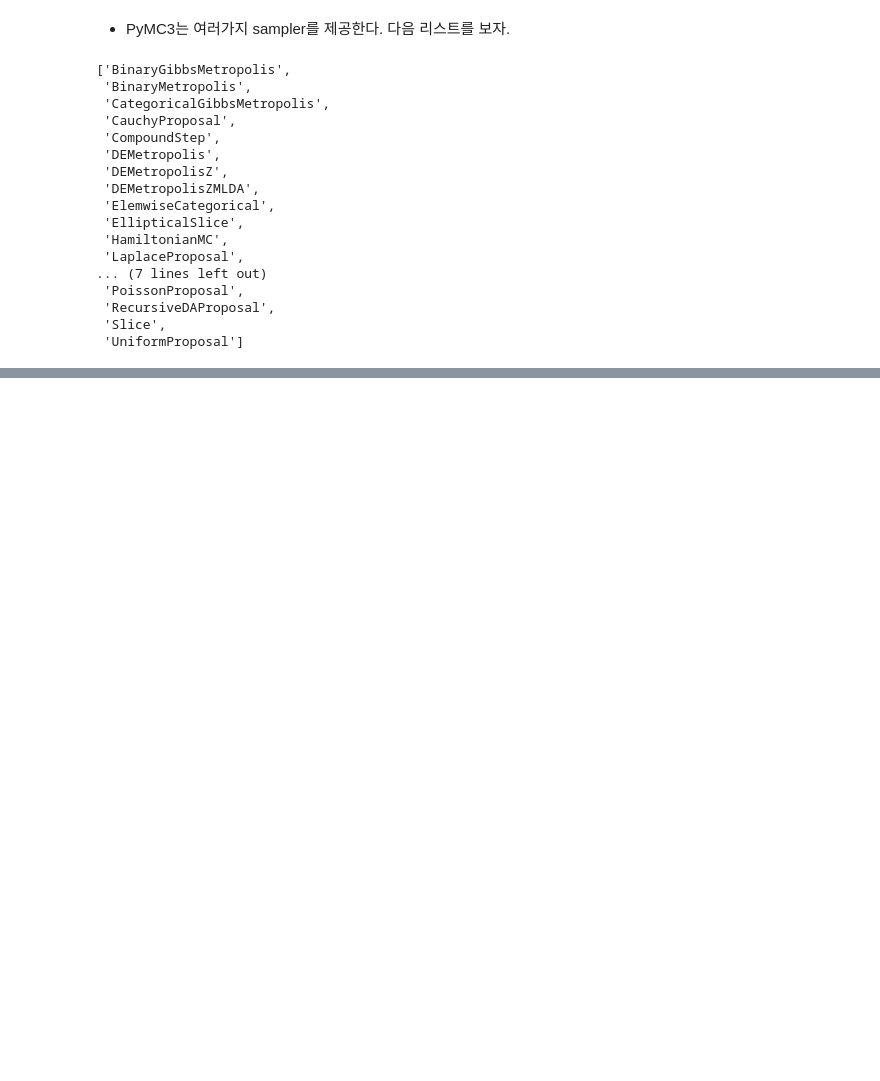
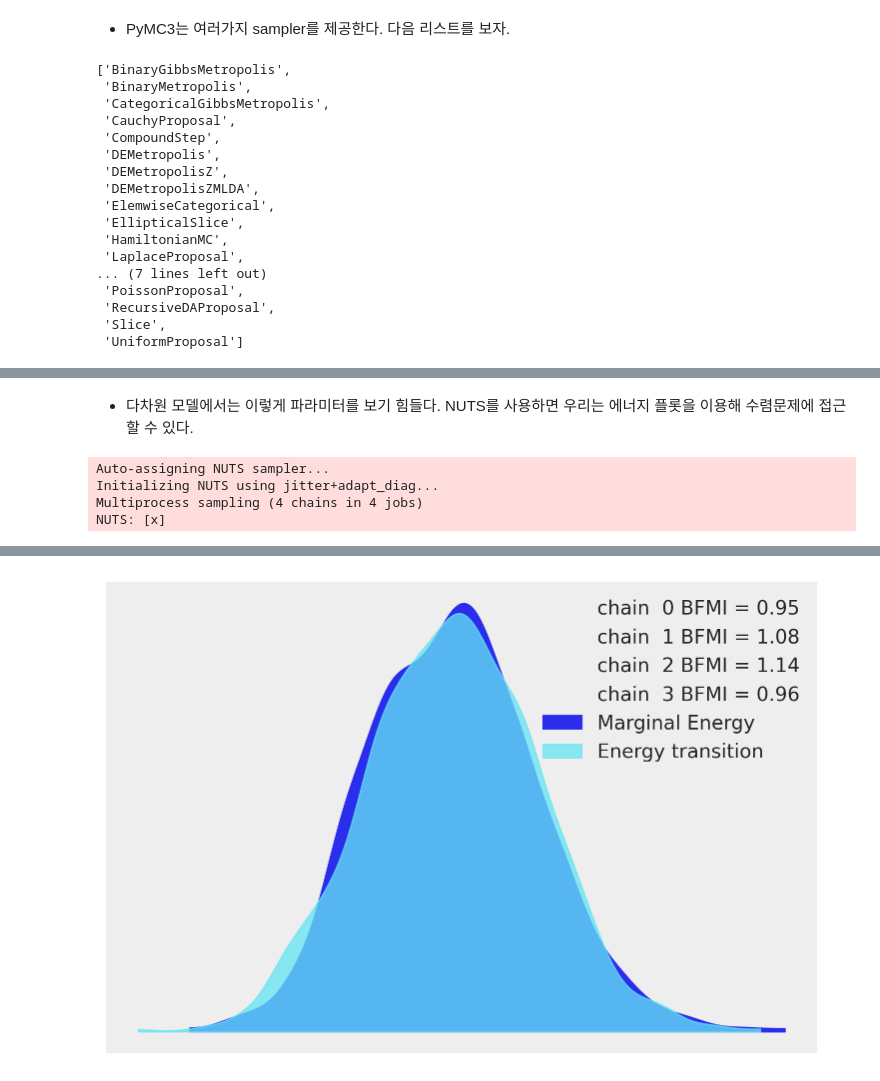
Before and after one commit to HyunsuLee/Bayes_programming_exercise, a Jupyter notebook: PyMC3tutorial/Quickstart.ipynb, the cells around one changed output, grey strips where cells are left out. Drawn from its saved outputs; the diff is of its cells as text; code cells hidden in the pictures; blank space fills up the shorter version.

```diff
--- a/PyMC3tutorial/Quickstart.ipynb
+++ b/PyMC3tutorial/Quickstart.ipynb
@@ -358,0 +418,13 @@ list(filter(lambda x: x[0].isupper(), dir(pm.step_methods)))
+# %% [markdown]
+* 다차원 모델에서는 이렇게 파라미터를 보기 힘들다. NUTS를 사용하면 우리는 에너지 플롯을 이용해 수렴문제에 접근할 수 있다.
+# %%
+with pm.Model() as model:
+    x = pm.Normal("x", mu=0, sigma=1, shape=100)
+    idata = pm.sample(cores=4, return_inferencedata=True)
+
+az.plot_energy(idata)
+# %% [output]
+Auto-assigning NUTS sampler...
+Initializing NUTS using jitter+adapt_diag...
+Multiprocess sampling (4 chains in 4 jobs)
+NUTS: [x]
@@ -358,0 +433 @@ list(filter(lambda x: x[0].isupper(), dir(pm.step_methods)))
+[figure, added]
```
Also changed, not shown: parts of 38 cells of this notebook.
